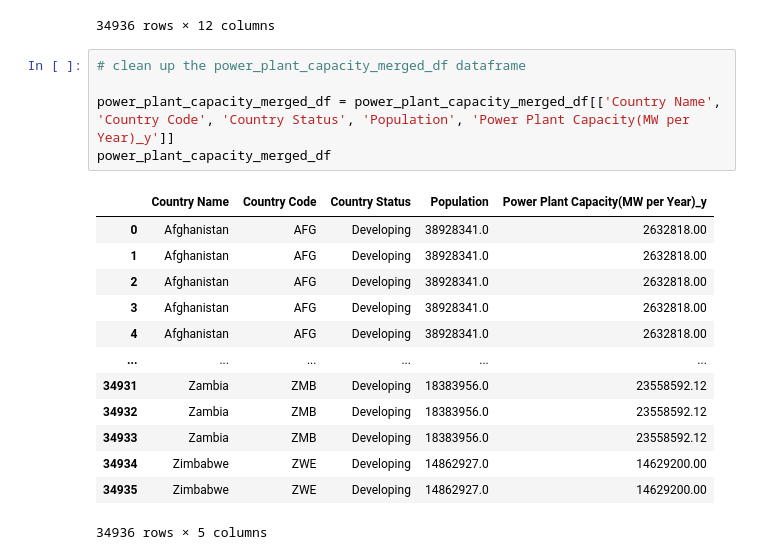
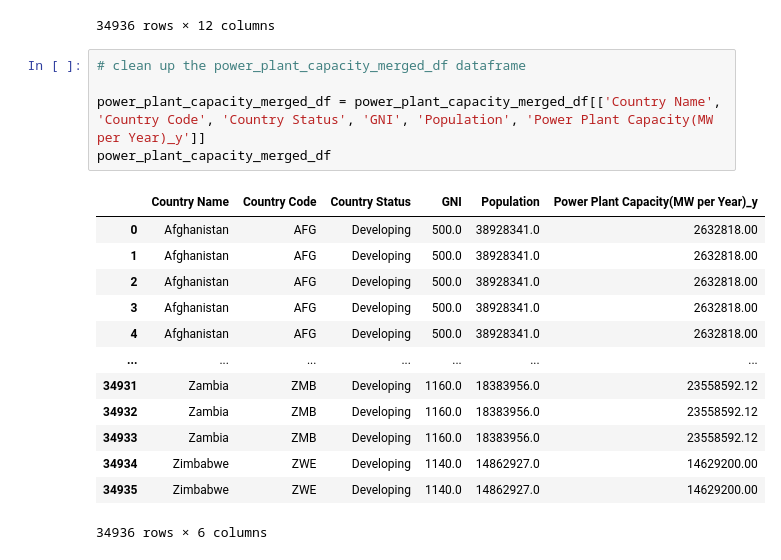
Before and after one commit to Carly-Jane/International_Power_Rangers, a Jupyter notebook: clean_up_notebook.ipynb, the cells around one changed output. Cells and saved outputs as stored; diff of their text form.

```diff
--- a/clean_up_notebook.ipynb
+++ b/clean_up_notebook.ipynb
@@ -152,22 +157,22 @@ power_plant_capacity_merged_df
 # %%
 # clean up the power_plant_capacity_merged_df dataframe
 
-power_plant_capacity_merged_df = power_plant_capacity_merged_df[['Country Name', 'Country Code', 'Country Status', 'Population', 'Power Plant Capacity(MW per Year)_y']]
+power_plant_capacity_merged_df = power_plant_capacity_merged_df[['Country Name', 'Country Code', 'Country Status', 'GNI', 'Population', 'Power Plant Capacity(MW per Year)_y']]
 power_plant_capacity_merged_df
 # %% [output]
-|  | Country Name | Country Code | Country Status | Population | Power Plant Capacity(MW per Year)_y |
-| 0 | Afghanistan | AFG | Developing | 38928341.0 | 2632818.00 |
-| 1 | Afghanistan | AFG | Developing | 38928341.0 | 2632818.00 |
-| 2 | Afghanistan | AFG | Developing | 38928341.0 | 2632818.00 |
-| 3 | Afghanistan | AFG | Developing | 38928341.0 | 2632818.00 |
-| 4 | Afghanistan | AFG | Developing | 38928341.0 | 2632818.00 |
-| ... | ... | ... | ... | ... | ... |
-| 34931 | Zambia | ZMB | Developing | 18383956.0 | 23558592.12 |
-| 34932 | Zambia | ZMB | Developing | 18383956.0 | 23558592.12 |
-| 34933 | Zambia | ZMB | Developing | 18383956.0 | 23558592.12 |
-| 34934 | Zimbabwe | ZWE | Developing | 14862927.0 | 14629200.00 |
-| 34935 | Zimbabwe | ZWE | Developing | 14862927.0 | 14629200.00 |
+|  | Country Name | Country Code | Country Status | GNI | Population | Power Plant Capacity(MW per Year)_y |
+| 0 | Afghanistan | AFG | Developing | 500.0 | 38928341.0 | 2632818.00 |
+| 1 | Afghanistan | AFG | Developing | 500.0 | 38928341.0 | 2632818.00 |
+| 2 | Afghanistan | AFG | Developing | 500.0 | 38928341.0 | 2632818.00 |
+| 3 | Afghanistan | AFG | Developing | 500.0 | 38928341.0 | 2632818.00 |
+| 4 | Afghanistan | AFG | Developing | 500.0 | 38928341.0 | 2632818.00 |
+| ... | ... | ... | ... | ... | ... | ... |
+| 34931 | Zambia | ZMB | Developing | 1160.0 | 18383956.0 | 23558592.12 |
+| 34932 | Zambia | ZMB | Developing | 1160.0 | 18383956.0 | 23558592.12 |
+| 34933 | Zambia | ZMB | Developing | 1160.0 | 18383956.0 | 23558592.12 |
+| 34934 | Zimbabwe | ZWE | Developing | 1140.0 | 14862927.0 | 14629200.00 |
+| 34935 | Zimbabwe | ZWE | Developing | 1140.0 | 14862927.0 | 14629200.00 |
-34936 rows × 5 columns
+34936 rows × 6 columns
 # %%
 power_plant_capacity_merged_df.rename(columns={'Power Plant Capacity(MW per Year)_y': 'Countries Combined Power Plant Capacity (MW per Year)'}, inplace=True)
 
```
Also changed, not shown: parts of 17 cells of this notebook.
